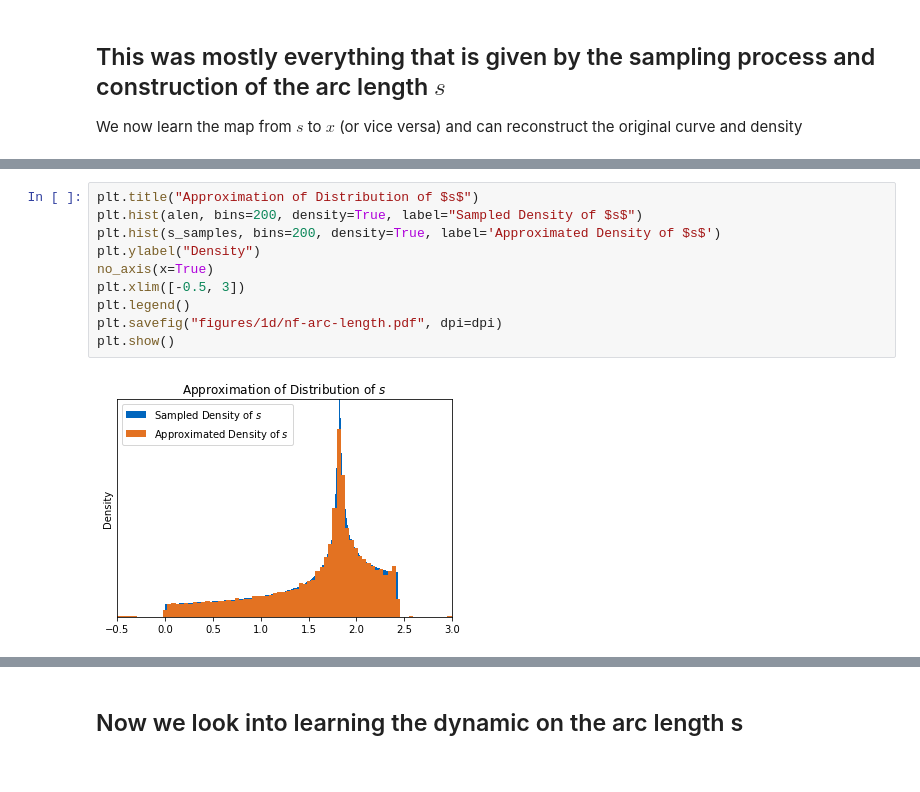
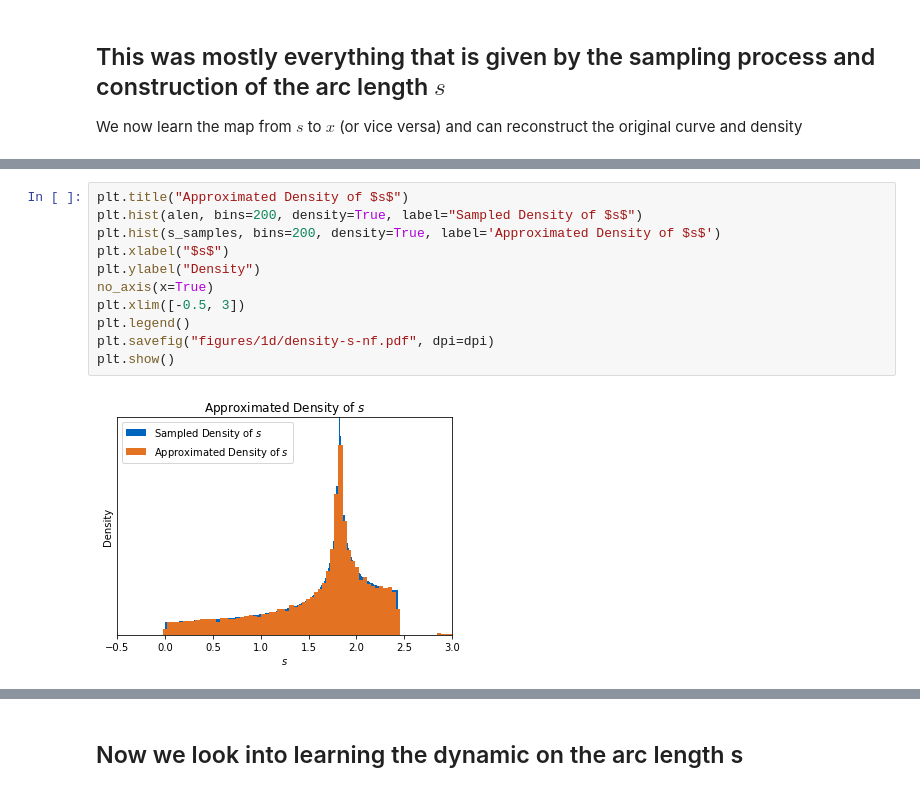
Before and after one commit to plainerman/density-transport, a Jupyter notebook: full_one_dimensional.ipynb, the cells around one changed output, grey strips where cells are left out. Saved outputs shown, nothing was run; the diff lists cells and outputs as text.

Commit message:
Create figures for one dimensional jupyter

```diff
--- a/full_one_dimensional.ipynb
+++ b/full_one_dimensional.ipynb
@@ -85,15 +131,16 @@ step: 3000, loss: 0.6158323884010315
 # %%
-plt.title("Approximation of Distribution of $s$")
+plt.title("Approximated Density of $s$")
 plt.hist(alen, bins=200, density=True, label="Sampled Density of $s$")
 plt.hist(s_samples, bins=200, density=True, label='Approximated Density of $s$')
+plt.xlabel("$s$")
 plt.ylabel("Density")
 no_axis(x=True)
 plt.xlim([-0.5, 3])
 plt.legend()
-plt.savefig("figures/1d/nf-arc-length.pdf", dpi=dpi)
+plt.savefig("figures/1d/density-s-nf.pdf", dpi=dpi)
 plt.show()
 # %% [output]
-[figure, old version]
+[figure, new version]
 # %%
 input = numpy.linspace(-3, 3, 10000)
 mapped = transform(torch.tensor([[x] for x in input])).detach().numpy()
```
Also changed, not shown: parts of 14 cells of this notebook, 38 other files.
